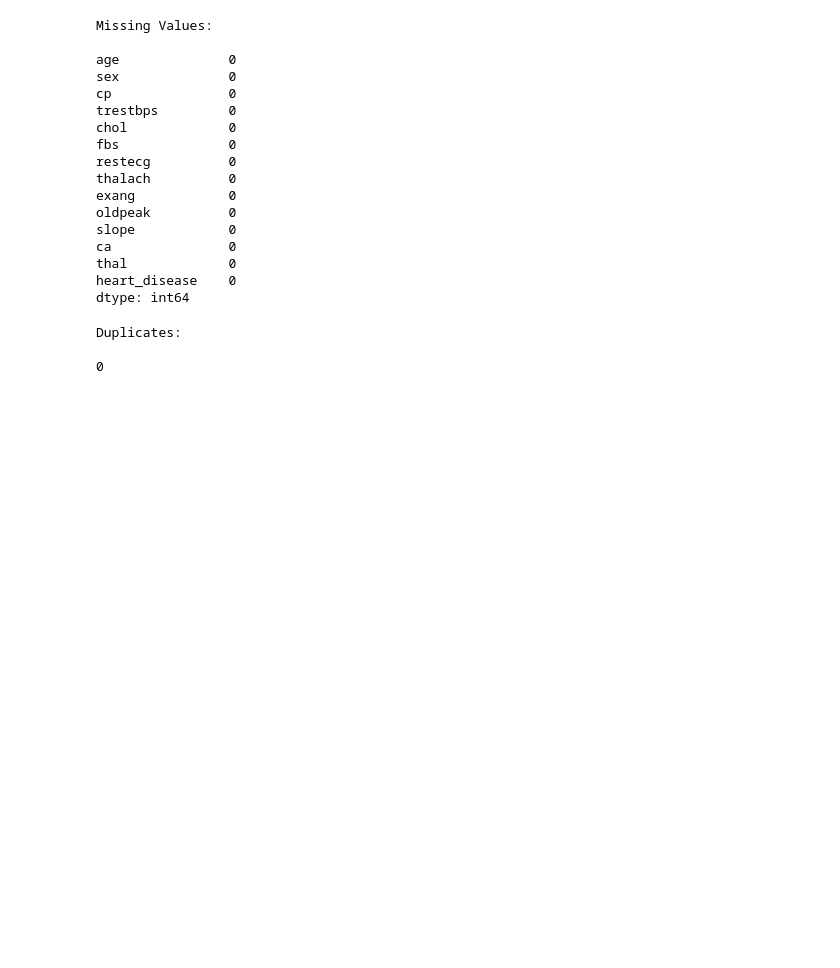
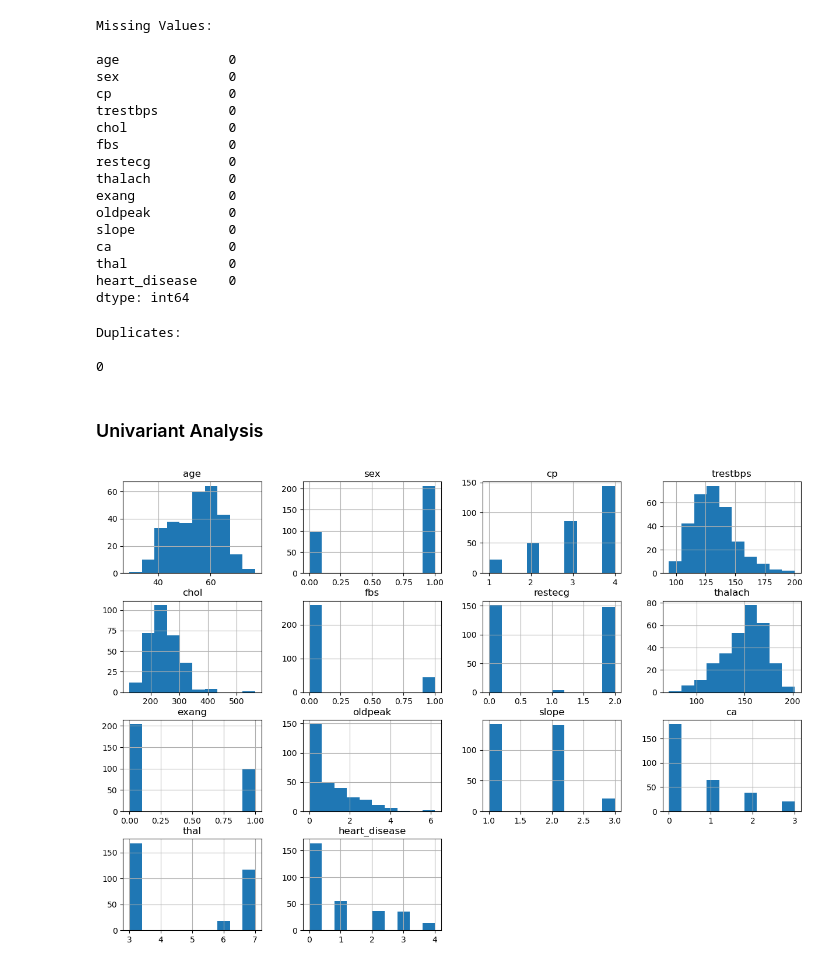
Before and after one commit to AndrewMarfo/Health-EDA, a Jupyter notebook: Health-EDA.ipynb, the cells around one changed output. Drawn from its saved outputs; the diff is of its cells as text; code cells hidden in the pictures; blank space fills up the shorter version.

Commit message:
Univariant analysis of age, trestbps, chol

```diff
--- a/Health-EDA.ipynb
+++ b/Health-EDA.ipynb
@@ -120,3 +120,10 @@ print(f"Duplicates: \n\n{heart_data.duplicated().sum()}")
 Duplicates:
 
 0
+# %% [markdown]
+### Univariant Analysis
+# %%
+# Visualizing the distributions using histogram
+heart_data.hist(figsize=(15,10));
+# %% [output]
+[figure, added]
```
Also changed, not shown: parts of 6 cells of this notebook, 1 other file.
